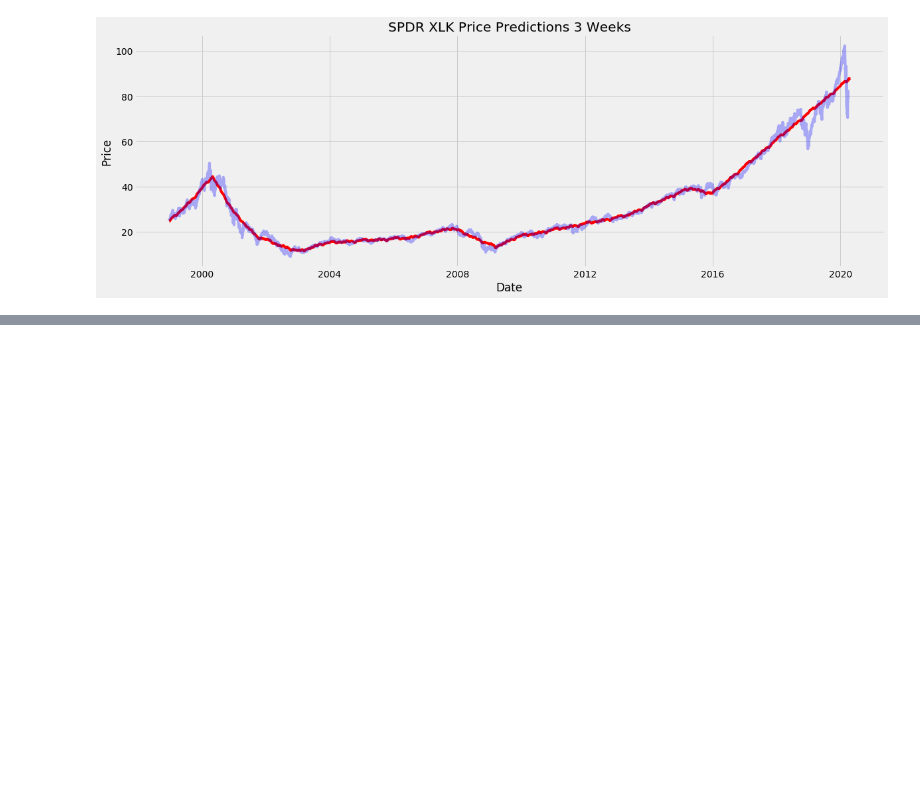
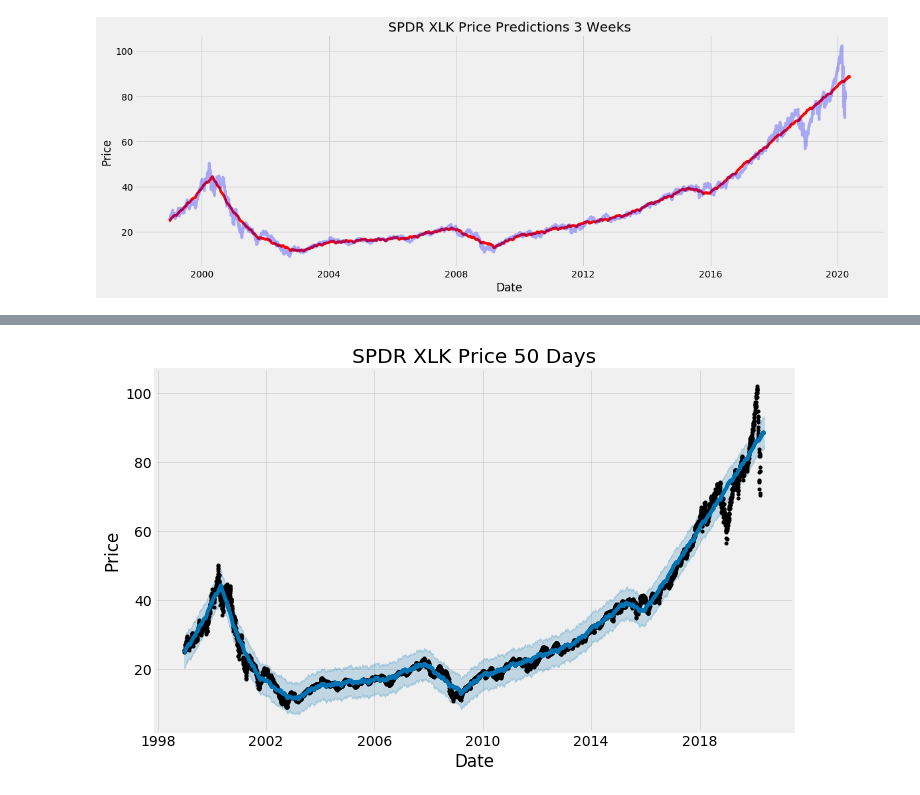
Before and after one commit to yuchild/yahoo_fin_ex1, a Jupyter notebook: yahoo_fin_ex1.ipynb, the cells around one changed output, grey strips where cells are left out. Drawn from its saved outputs; the diff is of its cells as text; code cells hidden in the pictures; blank space fills up the shorter version.

```diff
--- a/yahoo_fin_ex1.ipynb
+++ b/yahoo_fin_ex1.ipynb
@@ -73,7 +73,7 @@ xlk_model.fit(xlk_df)
 INFO:fbprophet:Disabling daily seasonality. Run prophet with daily_seasonality=True to override this.
 <fbprophet.forecaster.Prophet at 0x...>
 # %%
-xlk_forecast = xlk_model.make_future_dataframe(periods=20
+xlk_forecast = xlk_model.make_future_dataframe(periods=50
                                                , freq='D'
                                               )
 xlk_forecast = xlk_model.predict(xlk_forecast)
@@ -104,0 +116,8 @@ plt.title('SPDR XLK Price Predictions 3 Weeks');
+# %%
+xlk_model.plot(xlk_forecast
+               , xlabel='Date'
+               , ylabel='Price'
+              )
+plt.title('SPDR XLK Price 50 Days');
+# %% [output]
+[figure, added]
```
Also changed, not shown: parts of 5 cells of this notebook.
